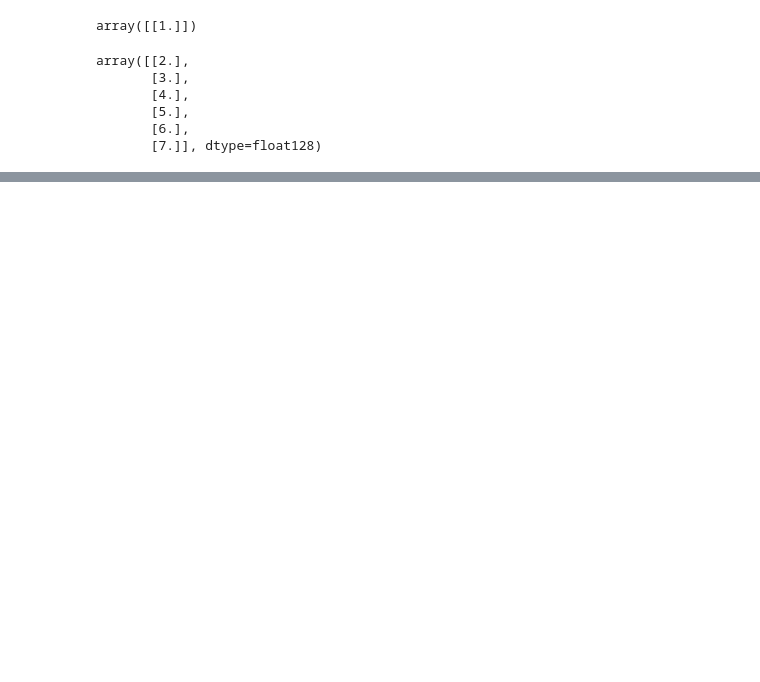
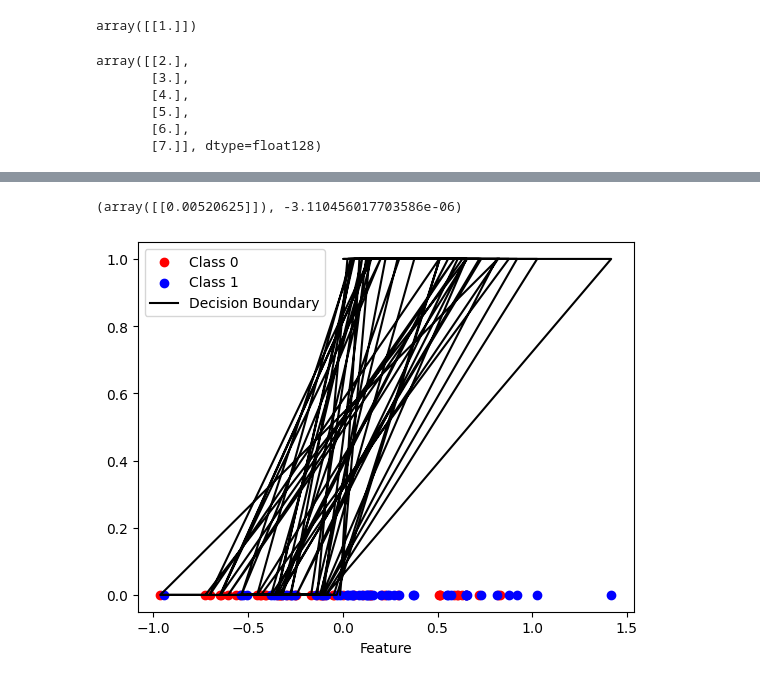
Before and after one commit to abdulhakkeempa/machine-learning, a Jupyter notebook: Logistic_Regression.ipynb, the cells around one changed output, grey strips where cells are left out. Saved outputs shown, nothing was run; the diff lists cells and outputs as text; code cells hidden in the pictures; blank space fills up the shorter version.

```diff
--- a/Logistic_Regression.ipynb
+++ b/Logistic_Regression.ipynb
@@ -52,0 +152,4 @@ lr.computeCost(X,y)
+# %%
+model = LogisticRegression()
+# %%
+parameters = model.fit(X,y,1e-7,10000)
@@ -52,0 +174,37 @@ lr.computeCost(X,y)
+# %%
+parameters
+# %% [output]
+(array([[0.00520625]]), -3.110456017703586e-06)
+# %%
+import numpy as np
+import matplotlib.pyplot as plt
+
+# Assuming the parameters for logistic regression are provided as:
+coefficients = parameters[0]
+intercept = parameters[1]
+
+# Generate x values for the line
+x_line = X
+
+# Calculate corresponding y values for the line using the logistic regression equation
+y_line = predictions
+
+# Separate the data points based on the class label
+class_0 = X[y == 0]
+class_1 = X[y == 1]
+
+# Plot the scatter plot
+plt.scatter(class_0, np.zeros_like(class_0), c='red', label='Class 0')
+plt.scatter(class_1, np.zeros_like(class_1), c='blue', label='Class 1')
+
+# Plot the decision boundary line
+plt.plot(x_line, y_line, c='black', label='Decision Boundary')
+
+# Add labels and legend
+plt.xlabel('Feature')
+plt.legend()
+
+# Show the plot
+plt.show()
+# %% [output]
+[figure, added]
```
Also changed, not shown: parts of 12 cells of this notebook.
